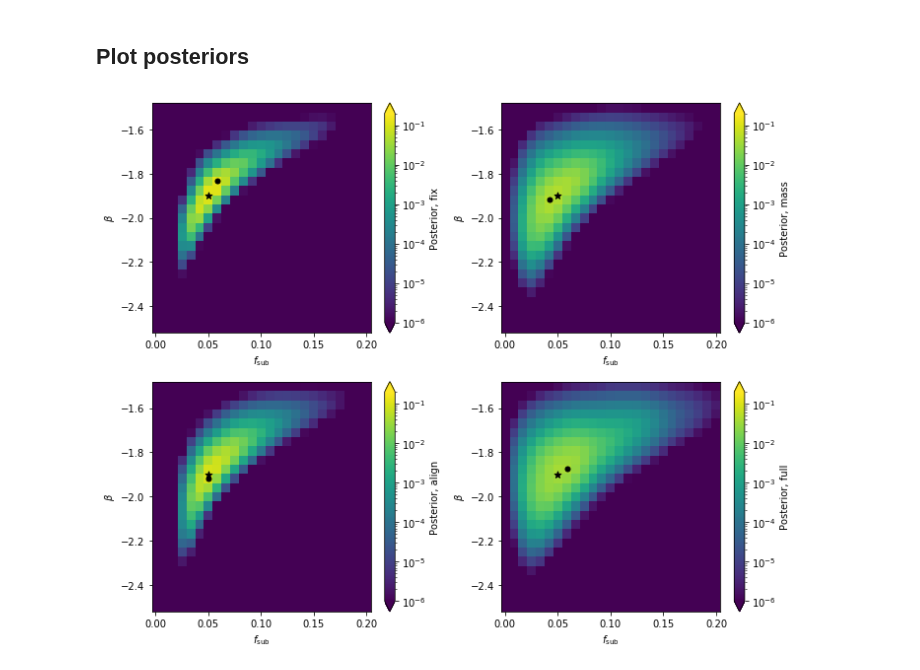
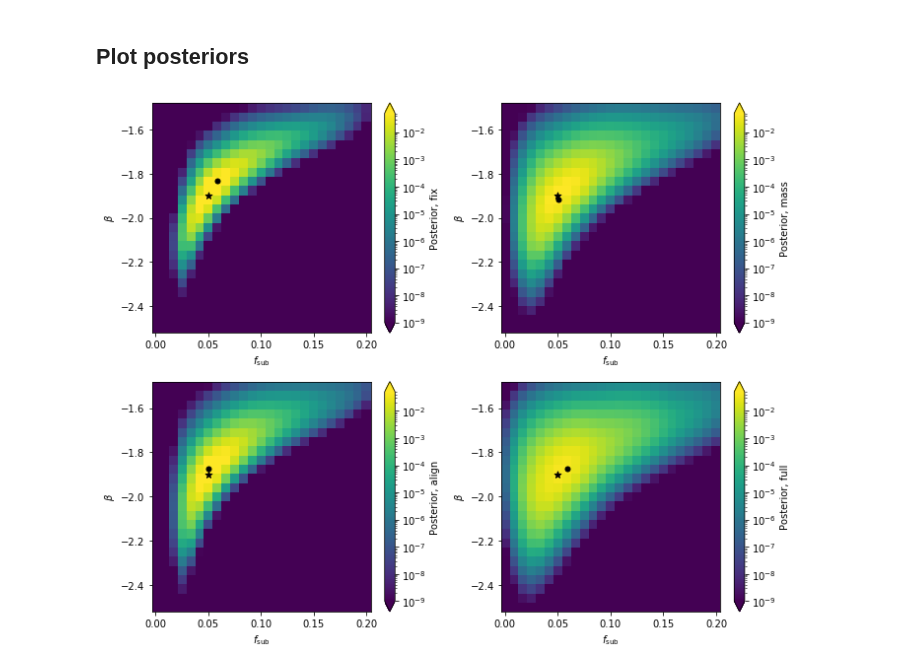
Before and after one commit to smsharma/mining-for-substructure-lens, a Jupyter notebook: notebooks/10_posterior.ipynb, the cells around one changed output. Cells and saved outputs as stored; diff of their text form; code cells hidden in the pictures.

```diff
--- a/notebooks/10_posterior.ipynb
+++ b/notebooks/10_posterior.ipynb
@@ -16,7 +16,7 @@ from inference.bayes import Posterior
 ## Setup
 # %%
 n = 10
-n_events_for_expectation = 100
+n_events_for_expectation = 10000
 # %%
 filenames = [
     "alices_fix",
@@ -71,7 +85,7 @@ for llr in llrs:
 # %% [markdown]
 ## Plot posteriors
 # %%
-pmin, pmax = 1.e-6, 0.2
+pmin, pmax = 1.e-9, 0.05
 thresholds = [0.1]
 
 fig = plt.figure(figsize=(5. * ncols, 4. * nrows))
@@ -88,31 +102,31 @@ for i, posterior in enumerate(posteriors):
     pcm = ax.pcolormesh(
         alpha_edges,
         beta_edges,
         z.reshape((resolution, resolution)),
         norm=matplotlib.colors.LogNorm(vmin=pmin, vmax=pmax),
         cmap="viridis"
     )
     cbar = fig.colorbar(pcm, ax=ax, extend='both')
     if False:
         cs = plt.contour(
             0.5 * (alpha_edges[1:] + alpha_edges[:-1]),
             0.5 * (beta_edges[1:] + beta_edges[:-1]),
             z.reshape((resolution, resolution)),
             thresholds,
             colors="black",
             linewidths=1.,
             linestyles=["-" for _ in thresholds],
         )
     plt.scatter(0.05, -1.9, s=50., color='black', marker='*')
     plt.scatter(theta_mle[0], theta_mle[1], s=25., color='black', marker='o')
 
     plt.xlabel(r'$f_{\mathrm{sub}}$')
     plt.ylabel(r'$\beta$')
     cbar.set_label(r'Posterior, '+ labels[i].lower())
     plt.xlim(alpha_edges[0], alpha_edges[-1])
     plt.ylim(beta_edges[0], beta_edges[-1])
 
 plt.tight_layout()
 plt.savefig("../figures/posterior_2d.pdf")
 # %% [output]
-[figure, old version]
+[figure, new version]
```
Also changed, not shown: parts of 10 cells of this notebook, 3 other files.
